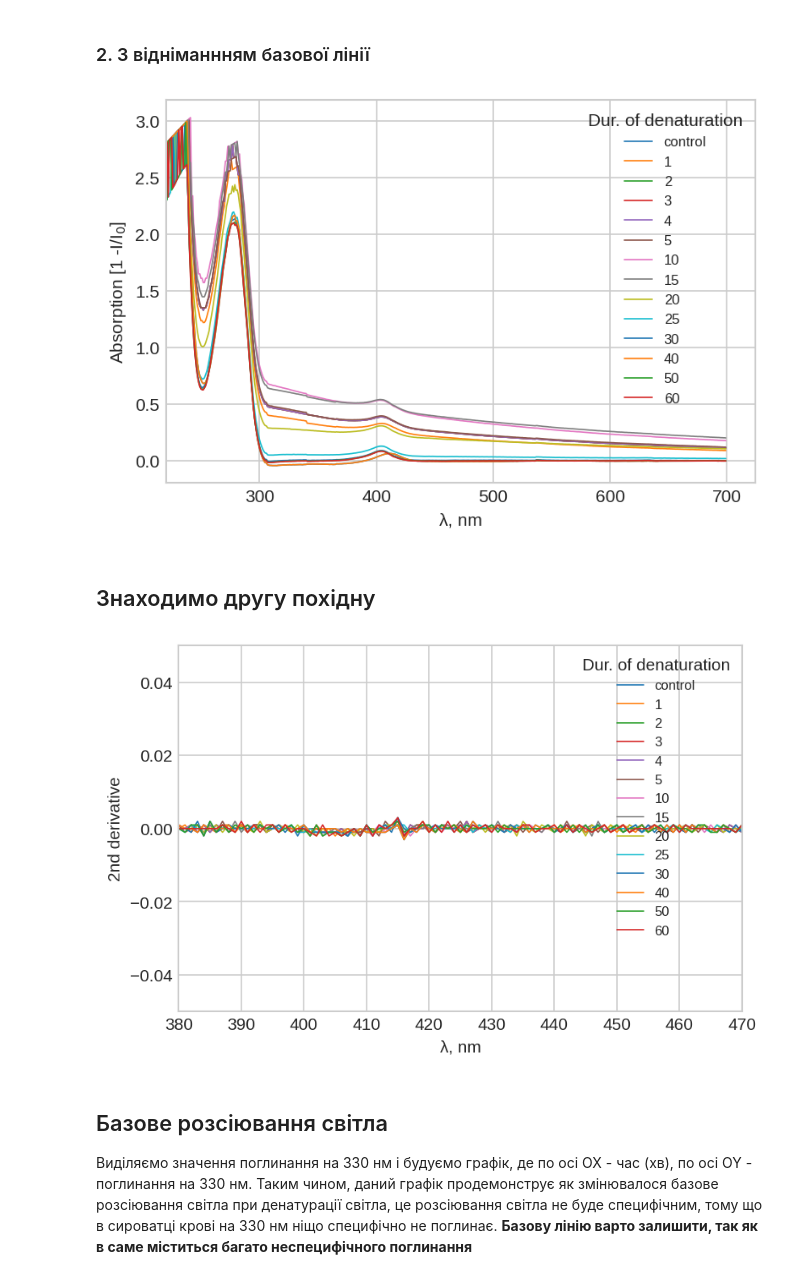
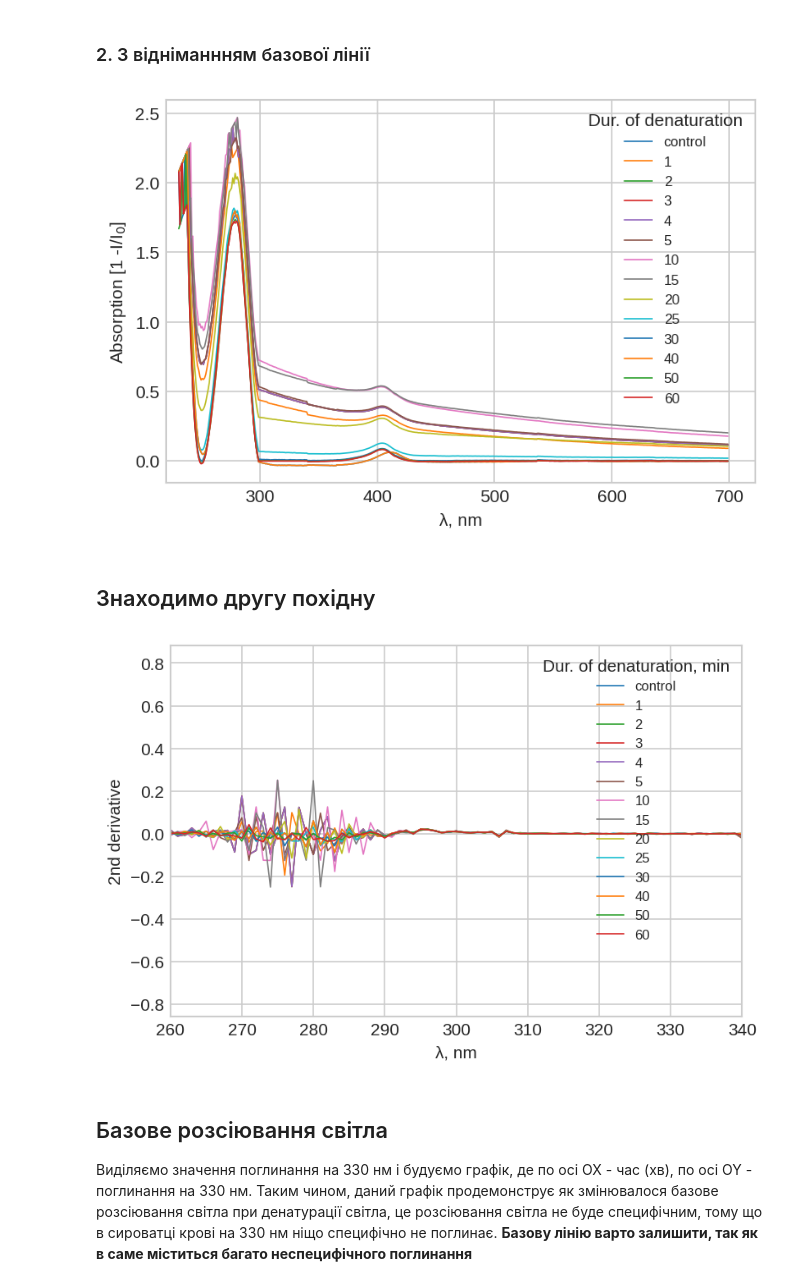
Before and after one commit to platycristate/BiophysicsLabs, a Jupyter notebook: denaturation/denaturation_analysis.ipynb, the cells around one changed output. Drawn from its saved outputs; the diff is of its cells as text; code cells hidden in the pictures.

```diff
--- a/denaturation/denaturation_analysis.ipynb
+++ b/denaturation/denaturation_analysis.ipynb
@@ -37,4 +37,7 @@ for idx, path in enumerate(files):
     f = pd.read_csv(path, sep='  ', engine='python')
     spect[int(dur)] = f.iloc[:,1]
 time = sorted(time)
-spect
+
+# виріжемо частину графіку в області далекого ультрафіолету
+idx = spect.loc[spect['lambda, nm'] == 230].index[0]
+spect = spect.iloc[:idx, :]
@@ -89,7 +80,7 @@ plt.xlim(220, )
 #plt.ylim(-0.1, 3.5)
 plt.ylabel('Absorption [1 -I/I$_0$]');
 # %% [output]
-[figure, old version]
+[figure, new version]
 # %% [markdown]
 ## Знаходимо другу похідну
 # %%
@@ -113,18 +104,17 @@ def second_der(x, y):
 # %%
 der = second_der(spect['lambda, nm'], spect['control'])
 
 plt.figure(dpi=150)
 plt.plot(der[0], der[1], lw=0.8, label='control')
 for i in time:
     der = second_der(spect['lambda, nm'],spect[i])
     plt.plot(der[0], der[1], lw=0.8, label=i)
-    plt.legend(title='Dur. of denaturation', fontsize=8);
+    plt.legend(title='Dur. of denaturation, min', fontsize=8, loc='upper right');
     plt.xlabel('λ, nm');
-    plt.xlim(380, 470)
-    plt.ylim(-0.05, 0.05)
+    plt.xlim(260, 340)
     plt.ylabel('2nd derivative');
 # %% [output]
-[figure, old version]
+[figure, new version]
 # %% [markdown]
 ## Базове розсіювання світла
 Виділяємо значення поглинання на 330 нм і будуємо графік, де по осі OX - час (хв), по осі OY - поглинання на 330 нм. Таким чином, даний графік продемонструє як
```
Also changed, not shown: parts of 4 cells of this notebook.
